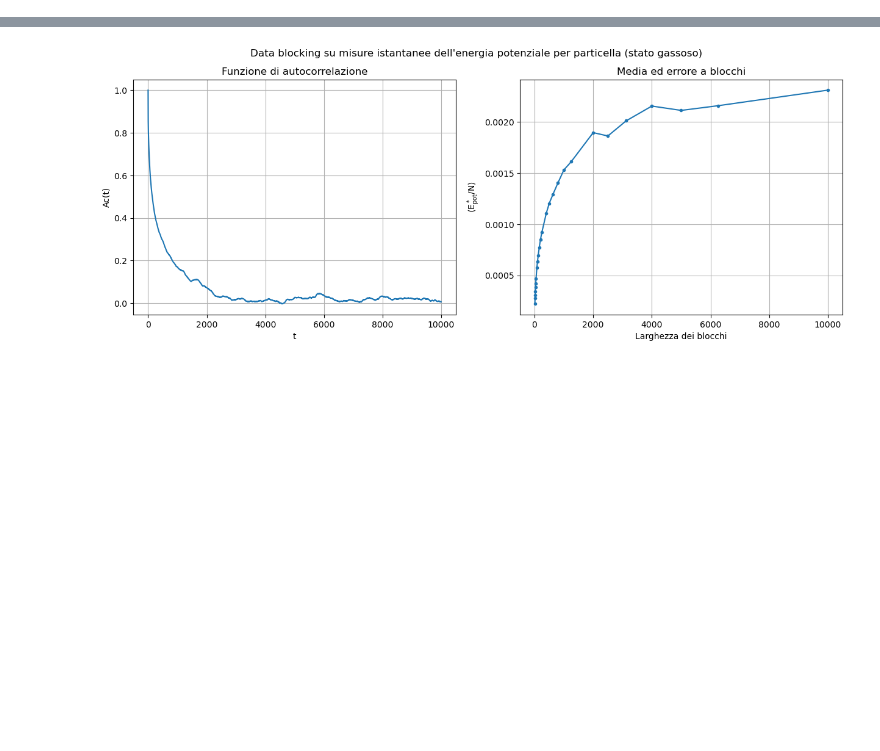
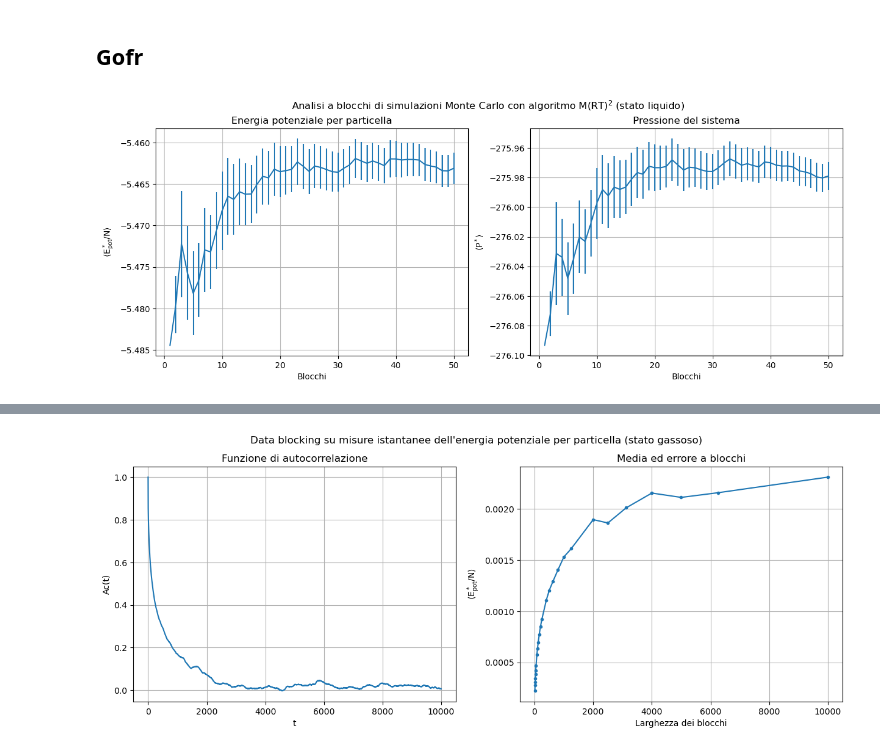
Before and after one commit to angela-bonato/LaboratorioSimulazioneNumerica, a Jupyter notebook: Es07/Esercitazione7.ipynb, the cells around one changed output, grey strips where cells are left out. Drawn from its saved outputs; the diff is of its cells as text; code cells hidden in the pictures; blank space fills up the shorter version.

```diff
--- a/Es07/Esercitazione7.ipynb
+++ b/Es07/Esercitazione7.ipynb
@@ -153,0 +164,25 @@ plt.show()
+# %% [markdown]
+## Gofr
+# %%
+#simulazione Monte Carlo (passi con Metropolis) di energia potenziale e pressione
+liq_en, liq_en_err=np.loadtxt("LiquidState/potential_energy.dat", usecols=(2, 3), unpack="true")  #vettore delle ordinate dei punti plottati
+liq_pres, liq_pres_err=np.loadtxt("LiquidState/pressure.dat", usecols=(2, 3), unpack="true")
+
+lmfig ,(lmplt1, lmplt2) = plt.subplots(1, 2, figsize=(15, 5))
+
+lmplt1.errorbar(xbl, liq_en, yerr=liq_en_err)
+lmplt1.set_xlabel("Blocchi")
+lmplt1.set_ylabel(r"$\langle \mathrm{E_{pot}^*/N} \rangle$")
+lmplt1.set_title("Energia potenziale per particella")
+lmplt1.grid(True)
+
+lmplt2.errorbar(xbl, liq_pres, yerr=liq_pres_err)
+lmplt2.set_xlabel("Blocchi")
+lmplt2.set_ylabel(r"$\langle \mathrm{P^*} \rangle$")
+lmplt2.set_title("Pressione del sistema")
+lmplt2.grid(True)
+
+lmfig.suptitle(r"Analisi a blocchi di simulazioni Monte Carlo con algoritmo $\mathrm{M(RT)^2}$ (stato liquido)")
+plt.show()
+# %% [output]
+[figure, added]
```
Also changed, not shown: parts of 26 cells of this notebook, 35 other files.
